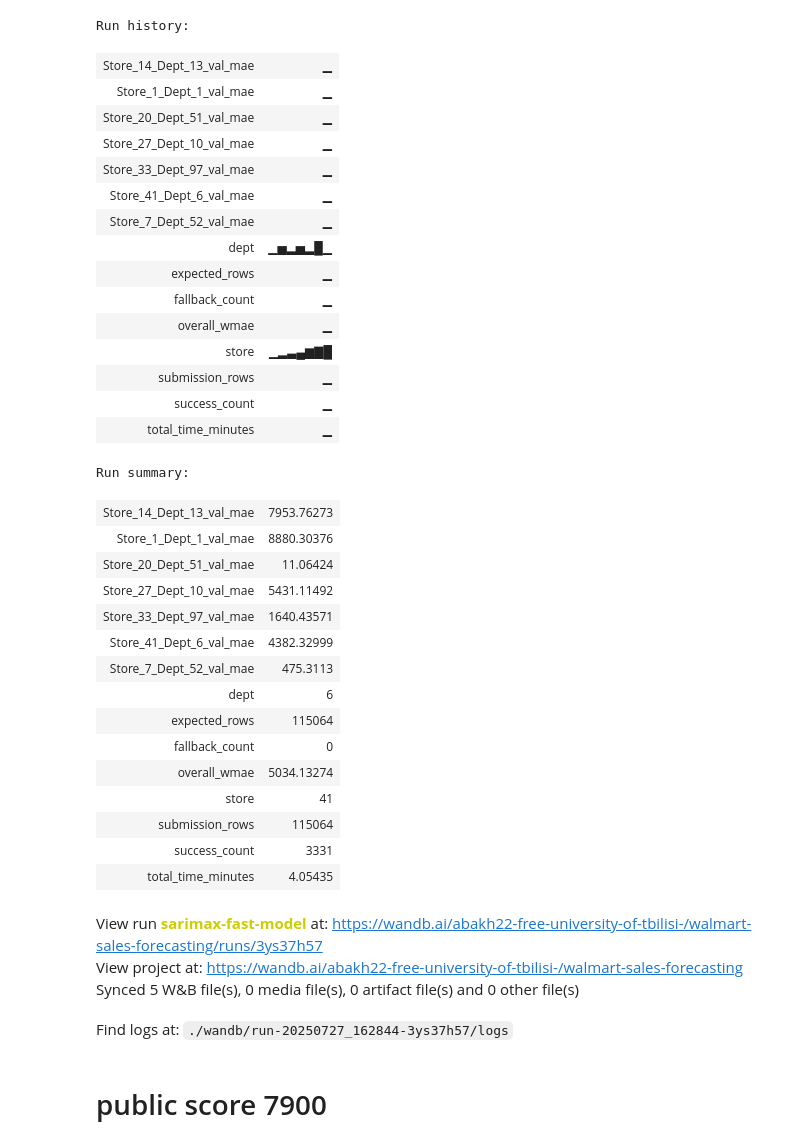
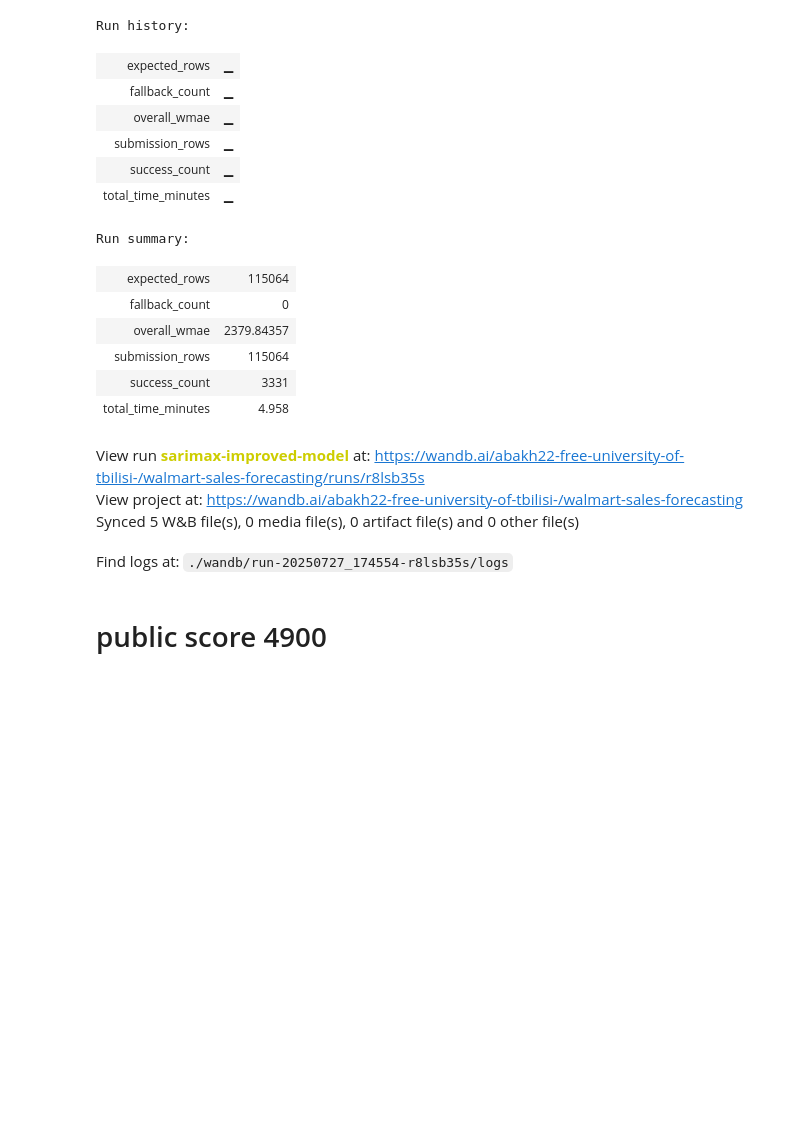
Before and after one commit to lkhok22/ML-FinalProject-Walmart-Recruiting---Store-Sales-Forecasting, a Jupyter notebook: model_experiment_SARIMA.ipynb, the cells around one changed output. Cells and saved outputs as stored; diff of their text form; code cells hidden in the pictures; blank space fills up the shorter version.

```diff
--- a/model_experiment_SARIMA.ipynb
+++ b/model_experiment_SARIMA.ipynb
@@ -293,7 +366,7 @@ Progress: 3300/3331 (99.1%) | Rate: 46.7/sec | ETA: 0.0 min | Success: 3300, Fal
 
 ✅ Model training completed!
 # %%
-# ✅ NOW GENERATE PREDICTIONS FOR ALL TEST DATA ROWS
+# ✅ GENERATE PREDICTIONS FOR ALL TEST DATA ROWS
 print(f"Generating predictions for ALL test data rows...")
 
 # Calculate overall mean as ultimate fallback
@@ -327,15 +400,15 @@ for idx, test_row in test_df.iterrows():
         missing_store_depts.add((store, dept))
         pred_value = overall_mean  # Use overall mean as fallback
 
+    # ✅ ENSURE NON-NEGATIVE PREDICTIONS
+    pred_value = max(0, pred_value)
+
     submission.append({
         'Id': test_id,
         'Weekly_Sales': pred_value
     })
 
 print(f"✅ Missing store-dept combinations (using overall mean): {len(missing_store_depts)}")
-if missing_store_depts:
-    print(f"Examples: {list(missing_store_depts)[:5]}")
-
 print(f"✅ Generated predictions for {len(submission)} test rows")
 
 # Verify we have the correct number of predictions
@@ -346,29 +419,6 @@ print(f"\n📊 SUBMISSION VERIFICATION:")
 print(f"Expected test rows: {expected_rows}")
 print(f"Generated predictions: {actual_rows}")
 print(f"Match: {'✅ YES' if expected_rows == actual_rows else '❌ NO'}")
-
-if expected_rows != actual_rows:
-    print(f"❌ Missing {expected_rows - actual_rows} predictions!")
-
-    # Find missing test rows
-    test_ids = set(f"{row['Store']}_{row['Dept']}_{row['Date'].strftime('%Y-%m-%d')}"
-                   for _, row in test_df.iterrows())
-    submission_ids = set(row['Id'] for row in submission)
-    missing_ids = test_ids - submission_ids
-
-    print(f"Missing IDs: {len(missing_ids)}")
-    if missing_ids:
-        print(f"Examples: {list(missing_ids)[:5]}")
-
-        # Add missing predictions with overall mean
-        for missing_id in missing_ids:
-            submission.append({
-                'Id': missing_id,
-                'Weekly_Sales': overall_mean
-            })
-
-        print(f"✅ Added {len(missing_ids)} missing predictions")
-        print(f"✅ Final submission size: {len(submission)}")
 
 total_time = time.time() - start_time
 print(f"\n✅ Processing completed in {total_time/60:.1f} minutes")
@@ -395,9 +445,17 @@ submission_df = pd.DataFrame(submission)
 print(f"✅ Generated {len(submission_df)} predictions")
 print(f"✅ Sample predictions:\n{submission_df.head()}")
 
+# ✅ QUALITY CHECKS
+print(f"\n📈 PREDICTION QUALITY CHECKS:")
+pred_values = submission_df['Weekly_Sales'].values
+print(f"Min prediction: {pred_values.min():.2f}")
+print(f"Max prediction: {pred_values.max():.2f}")
+print(f"Mean prediction: {pred_values.mean():.2f}")
+print(f"Negative predictions: {(pred_values < 0).sum()}")
+
 # Save submission
-submission_df.to_csv('/content/sarimax_submission.csv', index=False)
-print("✅ Submission saved to /content/sarimax_submission.csv")
+submission_df.to_csv('/content/sarimax_improved_submission.csv', index=False)
+print("✅ Submission saved to /content/sarimax_improved_submission.csv")
 
 wandb.finish()
 # %% [output]
@@ -421,39 +479,21 @@ Match: ✅ YES
 [interactive output not drawn]
 Run history:
-| Store_14_Dept_13_val_mae | ▁ |
-| Store_1_Dept_1_val_mae | ▁ |
-| Store_20_Dept_51_val_mae | ▁ |
-| Store_27_Dept_10_val_mae | ▁ |
-| Store_33_Dept_97_val_mae | ▁ |
-| Store_41_Dept_6_val_mae | ▁ |
-| Store_7_Dept_52_val_mae | ▁ |
-| dept | ▁▅▂▅▂█▁ |
 | expected_rows | ▁ |
 | fallback_count | ▁ |
 | overall_wmae | ▁ |
-| store | ▁▂▃▄▆▇█ |
 | submission_rows | ▁ |
 | success_count | ▁ |
 | total_time_minutes | ▁ |
 Run summary:
-| Store_14_Dept_13_val_mae | 7953.76273 |
-| Store_1_Dept_1_val_mae | 8880.30376 |
-| Store_20_Dept_51_val_mae | 11.06424 |
-| Store_27_Dept_10_val_mae | 5431.11492 |
-| Store_33_Dept_97_val_mae | 1640.43571 |
-| Store_41_Dept_6_val_mae | 4382.32999 |
-| Store_7_Dept_52_val_mae | 475.3113 |
-| dept | 6 |
 | expected_rows | 115064 |
 | fallback_count | 0 |
-| overall_wmae | 5034.13274 |
-| store | 41 |
+| overall_wmae | 2379.84357 |
 | submission_rows | 115064 |
 | success_count | 3331 |
-| total_time_minutes | 4.05435 |
+| total_time_minutes | 4.958 |
-View run sarimax-fast-model at: https://wandb.ai/abakh22-free-university-of-tbilisi-/walmart-sales-forecasting/runs/3ys37h57
+View run sarimax-improved-model at: https://wandb.ai/abakh22-free-university-of-tbilisi-/walmart-sales-forecasting/runs/r8lsb35s
 View project at: https://wandb.ai/abakh22-free-university-of-tbilisi-/walmart-sales-forecasting
 Synced 5 W&B file(s), 0 media file(s), 0 artifact file(s) and 0 other file(s)
-Find logs at: ./wandb/run-20250727_162844-3ys37h57/logs
+Find logs at: ./wandb/run-20250727_174554-r8lsb35s/logs
 # %% [markdown]
-# public score 7900
+# public score 4900
```
Also changed, not shown: parts of 7 cells of this notebook.
